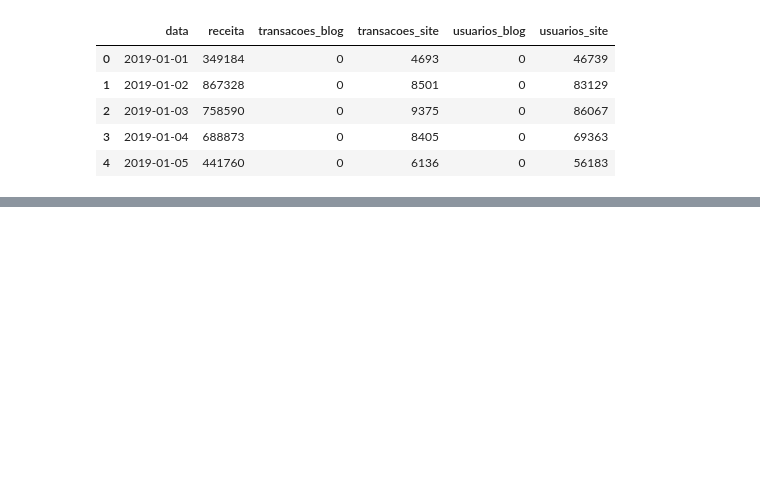
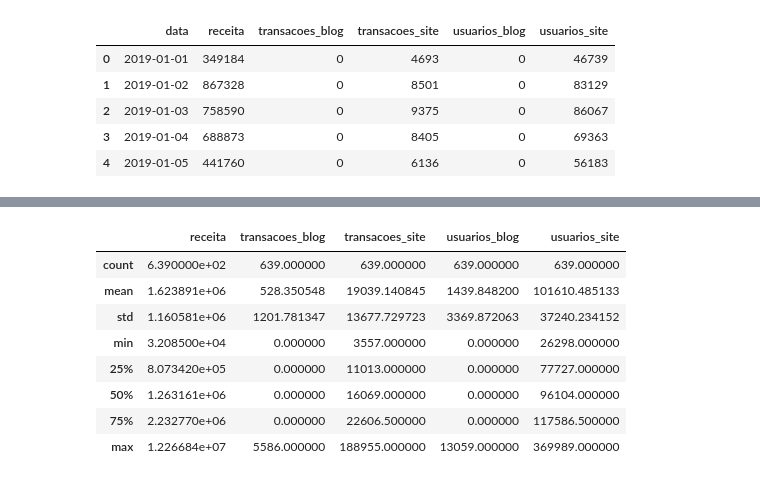
Before and after one commit to rgrAndrade/Desafio, a Jupyter notebook: desafio.ipynb, the cells around one changed output, grey strips where cells are left out. Drawn from its saved outputs; the diff is of its cells as text; code cells hidden in the pictures; blank space fills up the shorter version.

```diff
--- a/desafio.ipynb
+++ b/desafio.ipynb
@@ -20,0 +15,15 @@ NameError: ignored
+# %%
+# Análise Estatística do Conjunto de Dados
+
+
+dados.describe()
+# %% [output]
+|  | receita | transacoes_blog | transacoes_site | usuarios_blog | usuarios_site |
+| count | 6.390000e+02 | 639.000000 | 639.000000 | 639.000000 | 639.000000 |
+| mean | 1.623891e+06 | 528.350548 | 19039.140845 | 1439.848200 | 101610.485133 |
+| std | 1.160581e+06 | 1201.781347 | 13677.729723 | 3369.872063 | 37240.234152 |
+| min | 3.208500e+04 | 0.000000 | 3557.000000 | 0.000000 | 26298.000000 |
+| 25% | 8.073420e+05 | 0.000000 | 11013.000000 | 0.000000 | 77727.000000 |
+| 50% | 1.263161e+06 | 0.000000 | 16069.000000 | 0.000000 | 96104.000000 |
+| 75% | 2.232770e+06 | 0.000000 | 22606.500000 | 0.000000 | 117586.500000 |
+| max | 1.226684e+07 | 5586.000000 | 188955.000000 | 13059.000000 | 369989.000000 |
```
Also changed, not shown: parts of 6 cells of this notebook.
